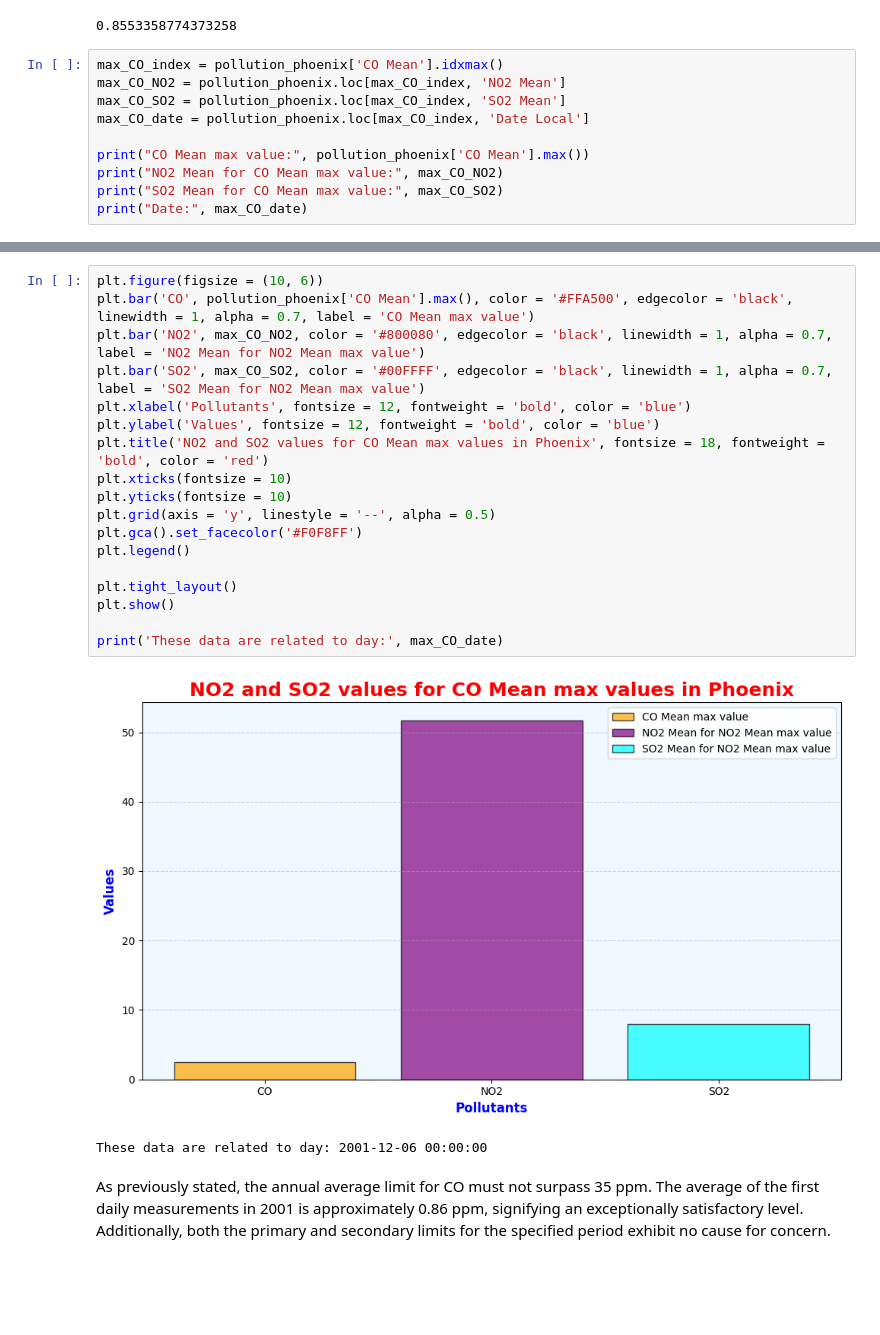
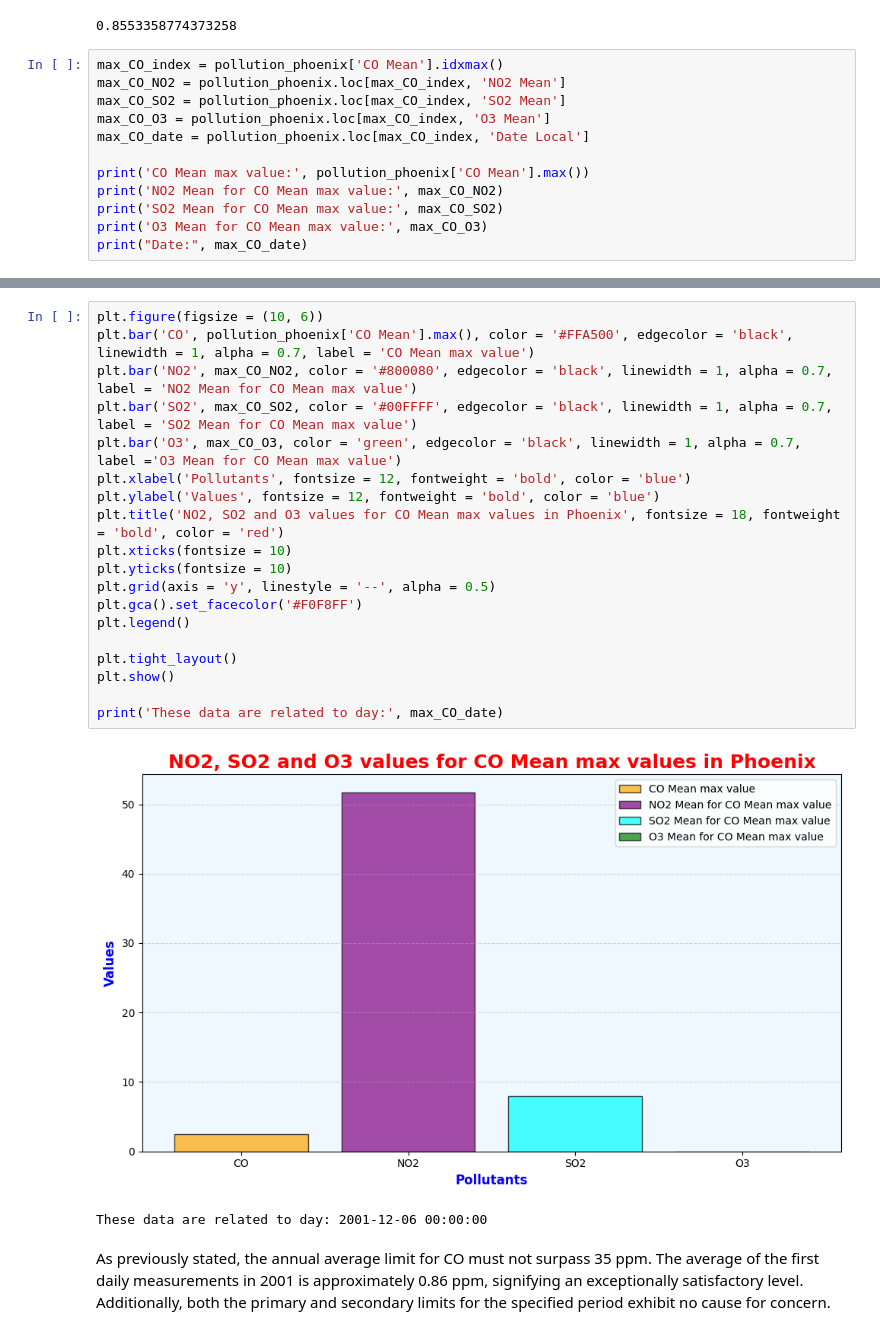
Before and after one commit to letizialanza01/Project_US_Pollution, a Jupyter notebook: Project_US_Pollution.ipynb, the cells around one changed output, grey strips where cells are left out. Cells and saved outputs as stored; diff of their text form; blank space fills up the shorter version.

Commit message:
adding O3 to already existing graphs

```diff
--- a/Project_US_Pollution.ipynb
+++ b/Project_US_Pollution.ipynb
@@ -878,11 +886,13 @@ pollution_phoenix_CO_2001_mean
 max_CO_index = pollution_phoenix['CO Mean'].idxmax()
 max_CO_NO2 = pollution_phoenix.loc[max_CO_index, 'NO2 Mean']
 max_CO_SO2 = pollution_phoenix.loc[max_CO_index, 'SO2 Mean']
+max_CO_O3 = pollution_phoenix.loc[max_CO_index, 'O3 Mean']
 max_CO_date = pollution_phoenix.loc[max_CO_index, 'Date Local']
 
-print("CO Mean max value:", pollution_phoenix['CO Mean'].max())
-print("NO2 Mean for CO Mean max value:", max_CO_NO2)
-print("SO2 Mean for CO Mean max value:", max_CO_SO2)
+print('CO Mean max value:', pollution_phoenix['CO Mean'].max())
+print('NO2 Mean for CO Mean max value:', max_CO_NO2)
+print('SO2 Mean for CO Mean max value:', max_CO_SO2)
+print('O3 Mean for CO Mean max value:', max_CO_O3)
 print("Date:", max_CO_date)
 # %% [output]
 CO Mean max value: 2.483333
@@ -892,23 +903,24 @@ Date: 2001-12-06 00:00:00
 # %%
 plt.figure(figsize = (10, 6))
 plt.bar('CO', pollution_phoenix['CO Mean'].max(), color = '#FFA500', edgecolor = 'black', linewidth = 1, alpha = 0.7, label = 'CO Mean max value')
-plt.bar('NO2', max_CO_NO2, color = '#800080', edgecolor = 'black', linewidth = 1, alpha = 0.7, label = 'NO2 Mean for NO2 Mean max value')
-plt.bar('SO2', max_CO_SO2, color = '#00FFFF', edgecolor = 'black', linewidth = 1, alpha = 0.7, label = 'SO2 Mean for NO2 Mean max value')
+plt.bar('NO2', max_CO_NO2, color = '#800080', edgecolor = 'black', linewidth = 1, alpha = 0.7, label = 'NO2 Mean for CO Mean max value')
+plt.bar('SO2', max_CO_SO2, color = '#00FFFF', edgecolor = 'black', linewidth = 1, alpha = 0.7, label = 'SO2 Mean for CO Mean max value')
+plt.bar('O3', max_CO_O3, color = 'green', edgecolor = 'black', linewidth = 1, alpha = 0.7, label ='O3 Mean for CO Mean max value')
 plt.xlabel('Pollutants', fontsize = 12, fontweight = 'bold', color = 'blue')
 plt.ylabel('Values', fontsize = 12, fontweight = 'bold', color = 'blue')
-plt.title('NO2 and SO2 values for CO Mean max values in Phoenix', fontsize = 18, fontweight = 'bold', color = 'red')
+plt.title('NO2, SO2 and O3 values for CO Mean max values in Phoenix', fontsize = 18, fontweight = 'bold', color = 'red')
 plt.xticks(fontsize = 10)
 plt.yticks(fontsize = 10)
 plt.grid(axis = 'y', linestyle = '--', alpha = 0.5)
 plt.gca().set_facecolor('#F0F8FF')
 plt.legend()
 
 plt.tight_layout()
 plt.show()
 
 print('These data are related to day:', max_CO_date)
 # %% [output]
-[figure, old version]
+[figure, new version]
 These data are related to day: 2001-12-06 00:00:00
 # %% [markdown]
 As previously stated, the annual average limit for CO must not surpass 35 ppm. The average of the first daily measurements in 2001 is approximately 0.86 ppm, signifying an exceptionally satisfactory level. Additionally, both the primary and secondary limits for the specified period exhibit no cause for concern.
```
Also changed, not shown: parts of 8 cells of this notebook.
